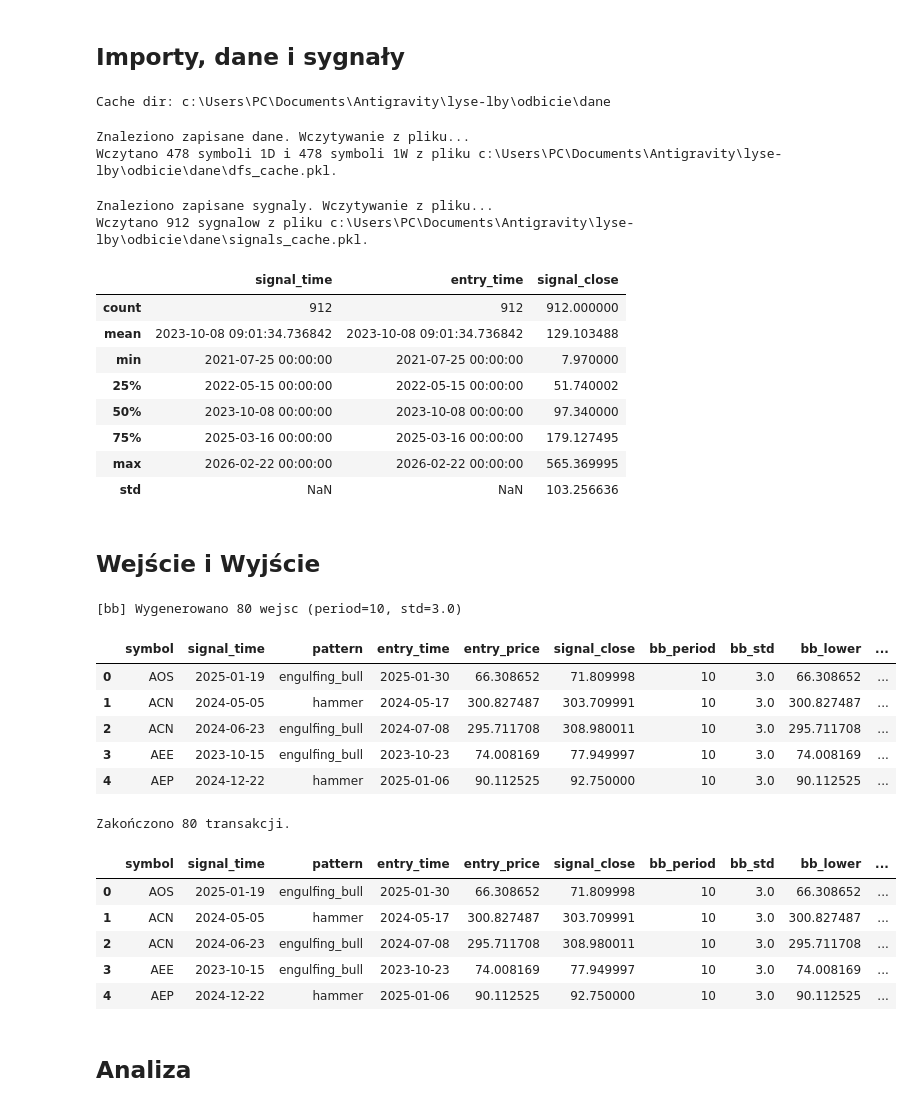
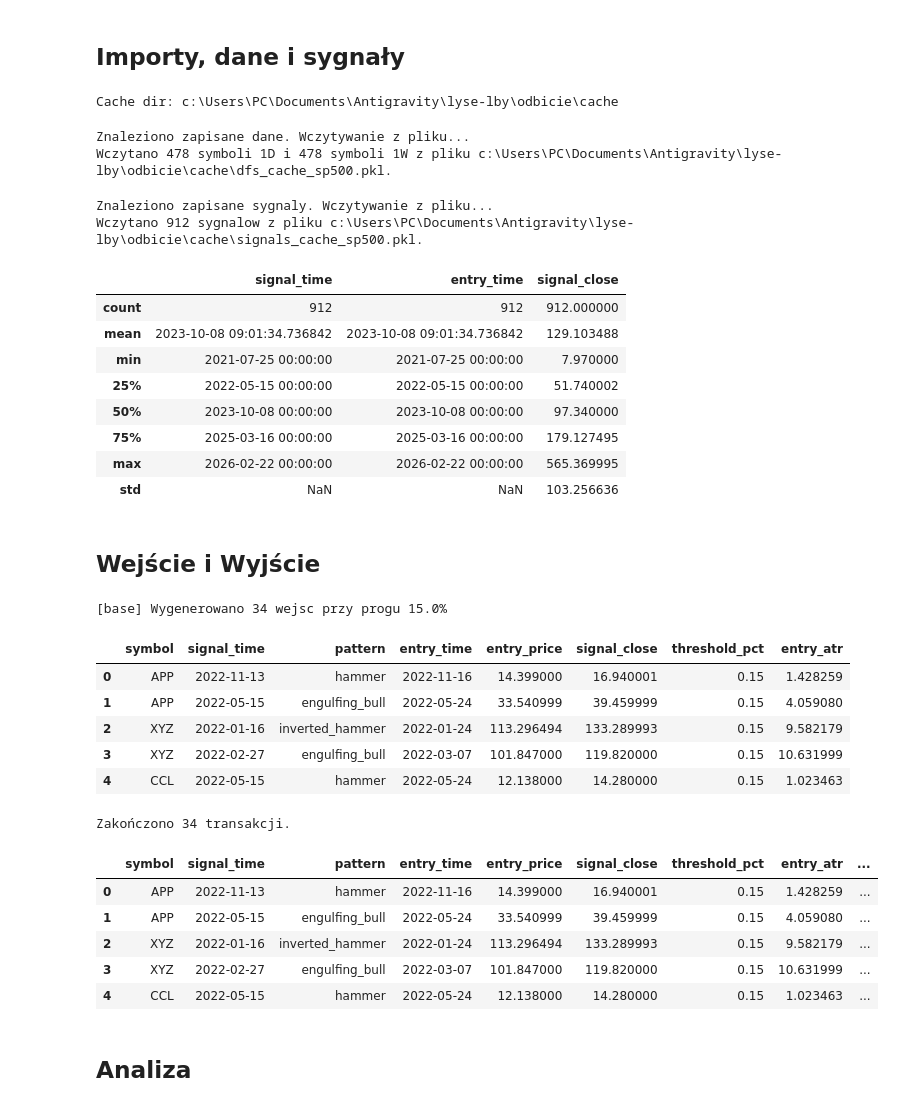
Before and after one commit to Tom-Wasko/lyse-lby, a Jupyter notebook: odbicie/main.ipynb, the cells around one changed output. Drawn from its saved outputs; the diff is of its cells as text; code cells hidden in the pictures.

Commit message:
odbicie_optimised_2

```diff
--- a/odbicie/main.ipynb
+++ b/odbicie/main.ipynb
@@ -11,6 +11,7 @@ import sys
 sys.path.append(os.path.abspath('c:/Users/PC/Documents/Antigravity/lyse-lby'))
 os.chdir('c:/Users/PC/Documents/Antigravity/lyse-lby')
 
+import optuna
 import pandas as pd
 import numpy as np
 import matplotlib.pyplot as plt
@@ -31,7 +32,7 @@ _SCRIPT_DIR = os.path.dirname(os.path.abspath(globals()["__vsc_ipynb_file__"]))
 # Jesli notebook lezy wewnatrz odbicie/, katalog jest katalogiem rodzica
 if os.path.basename(_SCRIPT_DIR) != 'odbicie':
     _SCRIPT_DIR = os.path.join(_SCRIPT_DIR, 'odbicie')
-DANE_DIR = os.path.join(_SCRIPT_DIR, 'dane')
+DANE_DIR = os.path.join(_SCRIPT_DIR, 'cache')
 os.makedirs(DANE_DIR, exist_ok=True)
 print(f"Cache dir: {DANE_DIR}")
 
@@ -43,12 +44,13 @@ with open(os.path.join(_SCRIPT_DIR, 'settings.json'), 'r') as f:
 # Ustawienia ladowania danych
 settings = all_settings['data_settings']
 # %% [output]
-Cache dir: c:\Users\PC\Documents\Antigravity\lyse-lby\odbicie\dane
+Cache dir: c:\Users\PC\Documents\Antigravity\lyse-lby\odbicie\cache
 # %%
 # 1. Ladowanie Danych
 import pickle
 
-data_cache_file = os.path.join(DANE_DIR, 'dfs_cache.pkl')
+market = settings.get('market', 'all')
+data_cache_file = os.path.join(DANE_DIR, f'dfs_cache_{market}.pkl')
 
 if os.path.exists(data_cache_file):
     print("Znaleziono zapisane dane. Wczytywanie z pliku...")
@@ -65,10 +67,11 @@ else:
     print("Dane zapisane pomyslnie.")
 # %% [output]
 Znaleziono zapisane dane. Wczytywanie z pliku...
-Wczytano 478 symboli 1D i 478 symboli 1W z pliku c:\Users\PC\Documents\Antigravity\lyse-lby\odbicie\dane\dfs_cache.pkl.
+Wczytano 478 symboli 1D i 478 symboli 1W z pliku c:\Users\PC\Documents\Antigravity\lyse-lby\odbicie\cache\dfs_cache_sp500.pkl.
 # %%
 # 2. Generowanie Sygnalow Bazowych (mackowe_sygnaly)
-signals_cache_file = os.path.join(DANE_DIR, 'signals_cache.pkl')
+market = settings.get('market', 'all')
+signals_cache_file = os.path.join(DANE_DIR, f'signals_cache_{market}.pkl')
 
 if os.path.exists(signals_cache_file):
     print("Znaleziono zapisane sygnaly. Wczytywanie z pliku...")
@@ -94,7 +97,7 @@ else:
 signals_df.describe()
 # %% [output]
 Znaleziono zapisane sygnaly. Wczytywanie z pliku...
-Wczytano 912 sygnalow z pliku c:\Users\PC\Documents\Antigravity\lyse-lby\odbicie\dane\signals_cache.pkl.
+Wczytano 912 sygnalow z pliku c:\Users\PC\Documents\Antigravity\lyse-lby\odbicie\cache\signals_cache_sp500.pkl.
 |  | signal_time | entry_time | signal_close |
 | count | 912 | 912 | 912.000000 |
 | mean | 2023-10-08 09:01:34.736842 | 2023-10-08 09:01:34.736842 | 129.103488 |
@@ -109,7 +112,7 @@ Wczytano 912 sygnalow z pliku c:\Users\PC\Documents\Antigravity\lyse-lby\odbicie
 # %%
 # 3. Wybor Strategii Wejscia
 # Zmien ta zmienna aby przełaczyc strategie: 'base', 'atr', 'bb'
-STRATEGY = 'bb'
+STRATEGY = 'base'
 
 strat_settings = all_settings['strategies'][STRATEGY]['entry_settings']
 tbm_settings = all_settings['strategies'][STRATEGY]['tbm_settings']
@@ -132,40 +135,40 @@ elif STRATEGY == 'atr':
     atr_factor = strat_settings['atr_factor']
     max_hold = strat_settings['max_setup_hold_bars']
     entries_df = generate_odbicie_atr_entries(
         signals_df=signals_df,
         market_data_daily=dfs_1d,
         atr_period=atr_period,
         atr_factor=atr_factor,
         max_setup_hold_bars=max_hold
     )
     print(f"[atr] Wygenerowano {len(entries_df)} wejsc (period={atr_period}, factor={atr_factor})")
 
 elif STRATEGY == 'bb':
     # --- Strategia BB: wejscie przy dotknięciu dolnej wstegi Bollingera ---
     bb_period = strat_settings['bb_period']
     bb_std   = strat_settings['bb_std']
     max_hold = strat_settings['max_setup_hold_bars']
     entries_df = generate_odbicie_bb_entries(
         signals_df=signals_df,
         market_data_daily=dfs_1d,
         bb_period=bb_period,
         bb_std=bb_std,
         max_setup_hold_bars=max_hold
     )
     print(f"[bb] Wygenerowano {len(entries_df)} wejsc (period={bb_period}, std={bb_std})")
 
 else:
     raise ValueError(f"Nieznana strategia: '{STRATEGY}'. Uzyj 'base', 'atr' lub 'bb'.")
 
 entries_df.head()
 # %% [output]
-[bb] Wygenerowano 80 wejsc (period=10, std=3.0)
+[base] Wygenerowano 34 wejsc przy progu 15.0%
-|  | symbol | signal_time | pattern | entry_time | entry_price | signal_close | bb_period | bb_std | bb_lower | ... |
-| 0 | AOS | 2025-01-19 | engulfing_bull | 2025-01-30 | 66.308652 | 71.809998 | 10 | 3.0 | 66.308652 | ... |
-| 1 | ACN | 2024-05-05 | hammer | 2024-05-17 | 300.827487 | 303.709991 | 10 | 3.0 | 300.827487 | ... |
-| 2 | ACN | 2024-06-23 | engulfing_bull | 2024-07-08 | 295.711708 | 308.980011 | 10 | 3.0 | 295.711708 | ... |
-| 3 | AEE | 2023-10-15 | engulfing_bull | 2023-10-23 | 74.008169 | 77.949997 | 10 | 3.0 | 74.008169 | ... |
-| 4 | AEP | 2024-12-22 | hammer | 2025-01-06 | 90.112525 | 92.750000 | 10 | 3.0 | 90.112525 | ... |
+|  | symbol | signal_time | pattern | entry_time | entry_price | signal_close | threshold_pct | entry_atr |
+| 0 | APP | 2022-11-13 | hammer | 2022-11-16 | 14.399000 | 16.940001 | 0.15 | 1.428259 |
+| 1 | APP | 2022-05-15 | engulfing_bull | 2022-05-24 | 33.540999 | 39.459999 | 0.15 | 4.059080 |
+| 2 | XYZ | 2022-01-16 | inverted_hammer | 2022-01-24 | 113.296494 | 133.289993 | 0.15 | 9.582179 |
+| 3 | XYZ | 2022-02-27 | engulfing_bull | 2022-03-07 | 101.847000 | 119.820000 | 0.15 | 10.631999 |
+| 4 | CCL | 2022-05-15 | hammer | 2022-05-24 | 12.138000 | 14.280000 | 0.15 | 1.023463 |
 # %%
 # 4. Wyjście z użyciem Moving Triple Barrier Method
 trades_df = moving_triple_barrier_labels(
@@ -185,13 +188,13 @@ trades_df = moving_triple_barrier_labels(
 print(f"Zakończono {len(trades_df)} transakcji.")
 trades_df.head()
 # %% [output]
-Zakończono 80 transakcji.
+Zakończono 34 transakcji.
-|  | symbol | signal_time | pattern | entry_time | entry_price | signal_close | bb_period | bb_std | bb_lower | ... |
-| 0 | AOS | 2025-01-19 | engulfing_bull | 2025-01-30 | 66.308652 | 71.809998 | 10 | 3.0 | 66.308652 | ... |
-| 1 | ACN | 2024-05-05 | hammer | 2024-05-17 | 300.827487 | 303.709991 | 10 | 3.0 | 300.827487 | ... |
-| 2 | ACN | 2024-06-23 | engulfing_bull | 2024-07-08 | 295.711708 | 308.980011 | 10 | 3.0 | 295.711708 | ... |
-| 3 | AEE | 2023-10-15 | engulfing_bull | 2023-10-23 | 74.008169 | 77.949997 | 10 | 3.0 | 74.008169 | ... |
-| 4 | AEP | 2024-12-22 | hammer | 2025-01-06 | 90.112525 | 92.750000 | 10 | 3.0 | 90.112525 | ... |
+|  | symbol | signal_time | pattern | entry_time | entry_price | signal_close | threshold_pct | entry_atr | ... |
+| 0 | APP | 2022-11-13 | hammer | 2022-11-16 | 14.399000 | 16.940001 | 0.15 | 1.428259 | ... |
+| 1 | APP | 2022-05-15 | engulfing_bull | 2022-05-24 | 33.540999 | 39.459999 | 0.15 | 4.059080 | ... |
+| 2 | XYZ | 2022-01-16 | inverted_hammer | 2022-01-24 | 113.296494 | 133.289993 | 0.15 | 9.582179 | ... |
+| 3 | XYZ | 2022-02-27 | engulfing_bull | 2022-03-07 | 101.847000 | 119.820000 | 0.15 | 10.631999 | ... |
+| 4 | CCL | 2022-05-15 | hammer | 2022-05-24 | 12.138000 | 14.280000 | 0.15 | 1.023463 | ... |
 # %% [markdown]
 ## Analiza
 # %%
```
Also changed, not shown: parts of 14 cells of this notebook, 7 other files.
